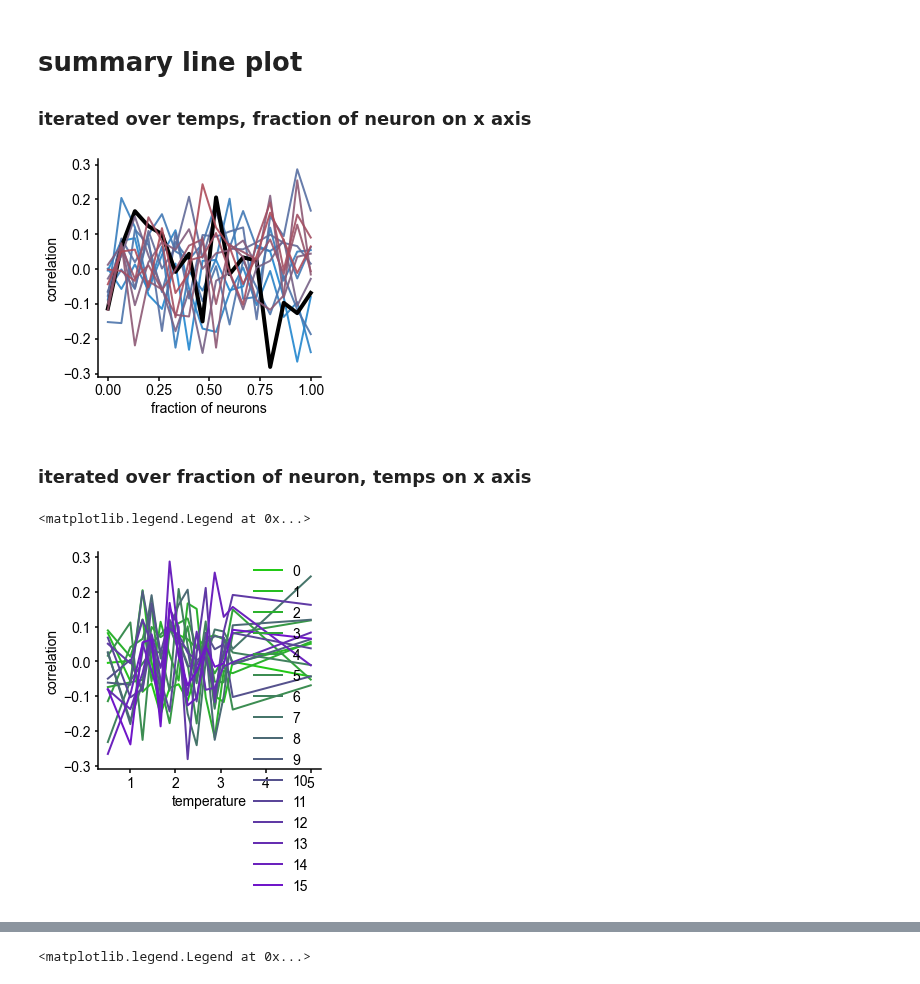
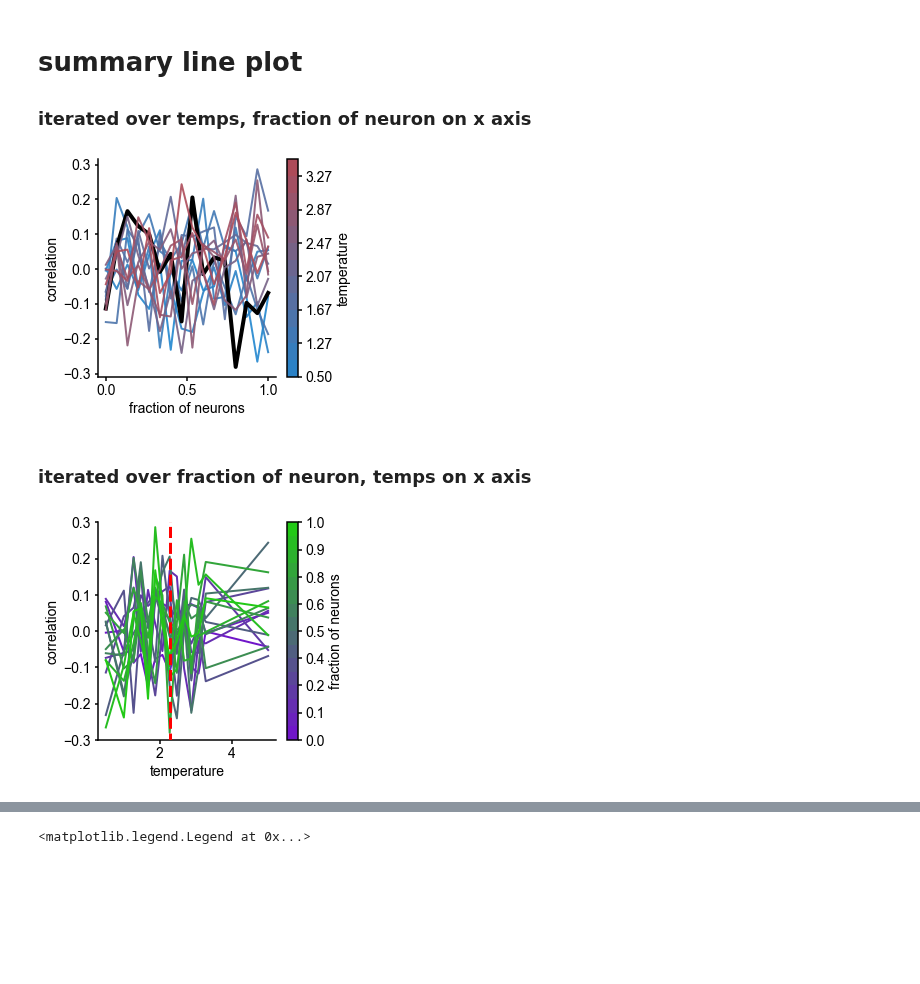
Before and after one commit to voytekresearch/galaxybrain, a Jupyter notebook: notebooks/IsingSimulation.ipynb, the cells around one changed output, grey strips where cells are left out. Saved outputs shown, nothing was run; the diff lists cells and outputs as text; code cells hidden in the pictures; blank space fills up the shorter version.

Commit message:
plot improvement

```diff
--- a/notebooks/IsingSimulation.ipynb
+++ b/notebooks/IsingSimulation.ipynb
@@ -126,22 +128,32 @@ pltlabel('Inter-spectral correlation at\ntemperature and subset', '% sampled','t
 # %%
 colors = colorcycler(COLOR_RANGE, len(temps), False)
 for c, t, i in zip(corr_mat, temps, range(len(temps))):
-    lw    =  4  if t=='2.27' else 2
-    alpha =  1  if t=='2.27' else 0.9
-    color = 'k' if t == '2.27' else colors[i]
+    lw    =  4  if t == 2.27 else 2
+    alpha =  1  if t == 2.27 else 0.9
+    color = 'k' if t == 2.27 else colors[i]
     plt.plot(np.linspace(0, 1, 16), c, color=color, lw=lw, alpha=alpha)
 pltlabel('', 'fraction of neurons', 'correlation')
-plt.savefig('../fig/ising/corr_plot.png', bbox_inches='tight', pad_inches=0.0, dpi=400)
+cmap, norm = mcolors.from_levels_and_colors(temps, colors[1:] )
+sm = cm.ScalarMappable(cmap=cmap, norm=norm)
+sm.set_array([])
+plt.colorbar(sm, label='temperature')
+plt.savefig('../fig/ising/corr_plot_temp.png', bbox_inches='tight', pad_inches=0.0, dpi=400)
 # %% [output]
-[figure, old version]
+[figure, new version]
 # %% [markdown]
 ### iterated over fraction of neuron, temps on x axis
 # %%
-colors = colorcycler(['#22c916', '#7016c9'], len(corr_mat.T), False)
+colors = colorcycler(['#7016c9', '#22c916'], len(corr_mat.T), False)
 for c, i in zip(corr_mat.T, range(16)):
         plt.plot(temps, c, color=colors[i], label=i)
 pltlabel('', 'temperature', 'correlation')
-plt.legend()
+plt.vlines(2.27, -0.4, 0.4, color='r', lw=3, zorder=16, linestyles='--')
+plt.ylim(-0.3, 0.3) # to recalibrate vline offset
+
+cmap, norm = mcolors.from_levels_and_colors(np.linspace(0,1,17), colors )
+sm = cm.ScalarMappable(cmap=cmap, norm=norm)
+sm.set_array([])
+plt.colorbar(sm, label='fraction of neurons', format='%.1f')
+plt.savefig('../fig/ising/corr_plot_iter.png', bbox_inches='tight', pad_inches=0.0, dpi=400)
 # %% [output]
-<matplotlib.legend.Legend at 0x...>
-[figure, old version]
+[figure, new version]
```
Also changed, not shown: parts of 2 cells of this notebook, 5 other files.
